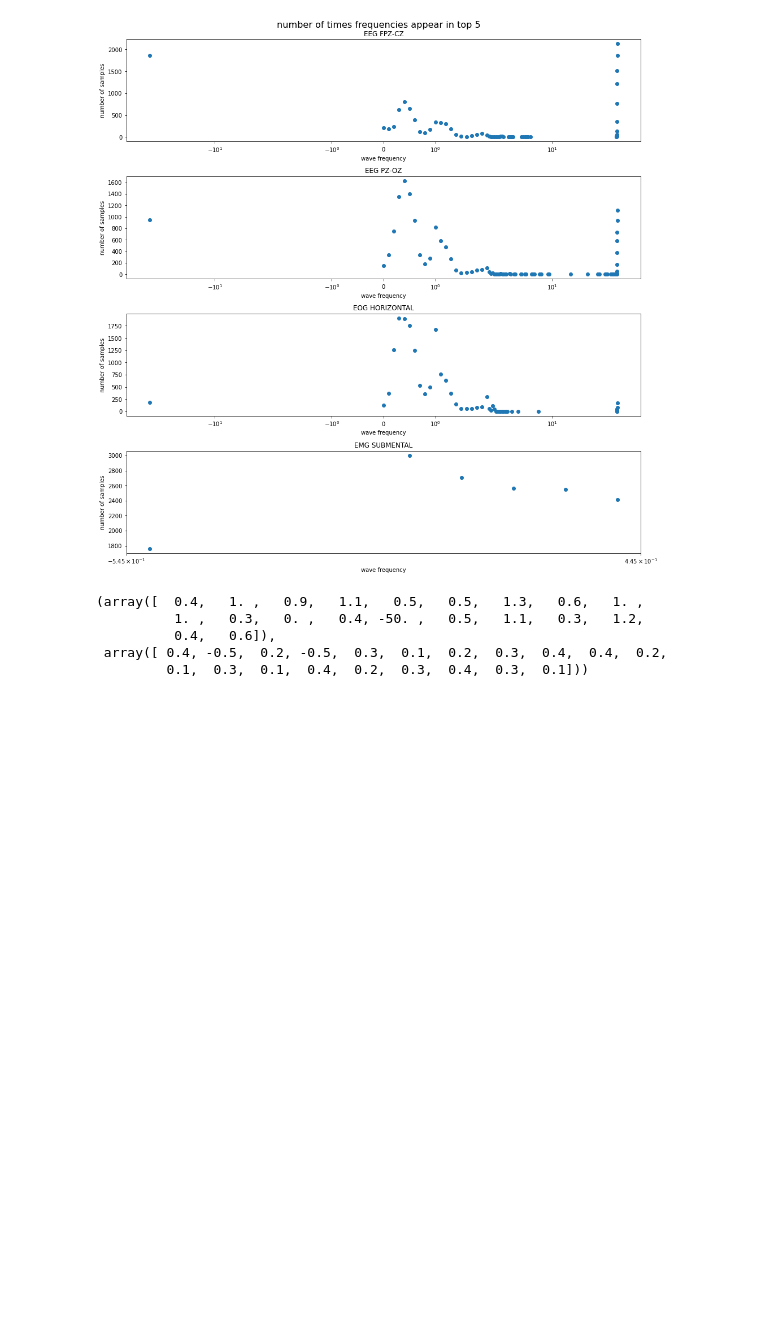
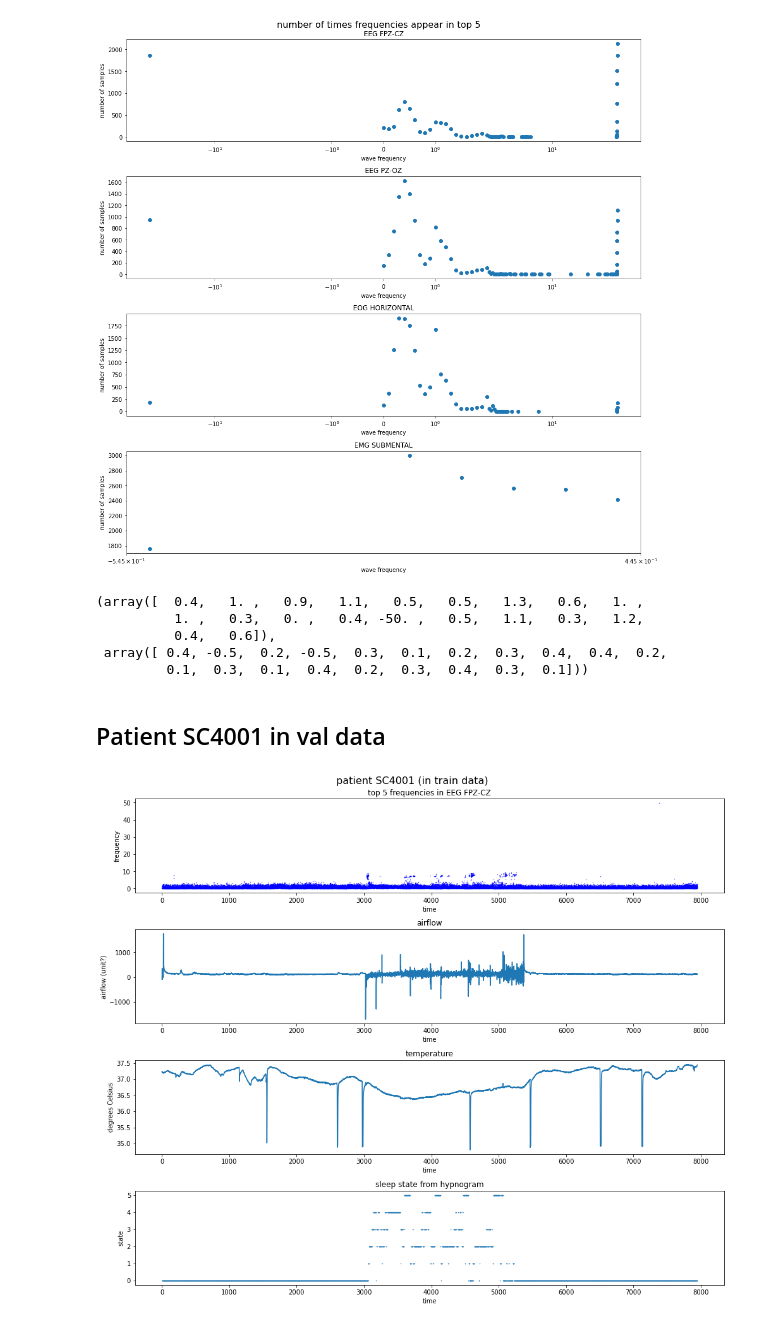
Before and after one commit to btrendler/v3_project_winter, a Jupyter notebook: nathan.ipynb, the cells around one changed output. Saved outputs shown, nothing was run; the diff lists cells and outputs as text; code cells hidden in the pictures; blank space fills up the shorter version.

```diff
--- a/nathan.ipynb
+++ b/nathan.ipynb
@@ -198,0 +368,45 @@ from scipy.fft import fft, fftfreq
+# %% [markdown]
+## Patient SC4001 in val data
+# %%
+patient_name = 'SC4001'
+patient = data[patient_name]
+
+# Number of time steps, number of columns
+T, C = patient.shape
+
+fig, axs = plt.subplots(4, 1, figsize=(14, 12))
+
+ax = axs[0]
+ticks = range(T)
+ax.scatter(ticks, patient[:, 0], s=0.1, color='blue')
+ax.scatter(ticks, patient[:, 1], s=0.1, color='blue')
+ax.scatter(ticks, patient[:, 2], s=0.1, color='blue')
+ax.scatter(ticks, patient[:, 3], s=0.1, color='blue')
+ax.scatter(ticks, patient[:, 4], s=0.1, color='blue')
+ax.set_title(f'top 5 frequencies in {labels[0][:-6]}')
+ax.set_ylabel('frequency')
+ax.set_xlabel('time')
+
+ax = axs[1]
+ax.plot(patient[:, 20])
+ax.set_title('airflow')
+ax.set_ylabel('airflow (unit?)')
+ax.set_xlabel('time')
+
+ax = axs[2]
+ax.plot(patient[:, 21])
+ax.set_title('temperature')
+ax.set_ylabel('degrees Celsius')
+ax.set_xlabel('time')
+
+ax = axs[3]
+ax.scatter(range(T), patient[:, -1], s=0.1)
+ax.set_title('sleep state from hypnogram')
+ax.set_ylabel('state')
+ax.set_xlabel('time')
+
+fig.suptitle(f'patient {patient_name} (in train data)', fontsize=16)
+fig.tight_layout()
+fig.show()
+# %% [output]
+[figure, added]
```
Also changed, not shown: parts of 21 cells of this notebook, 2 other files.
